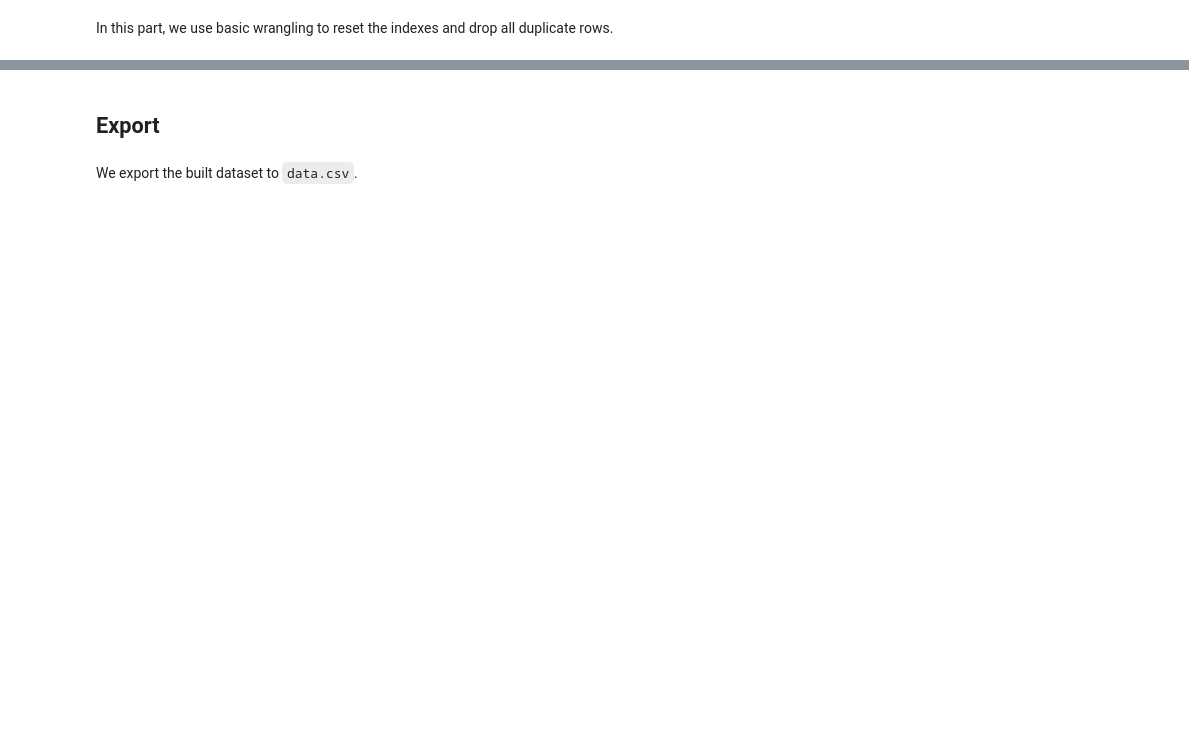
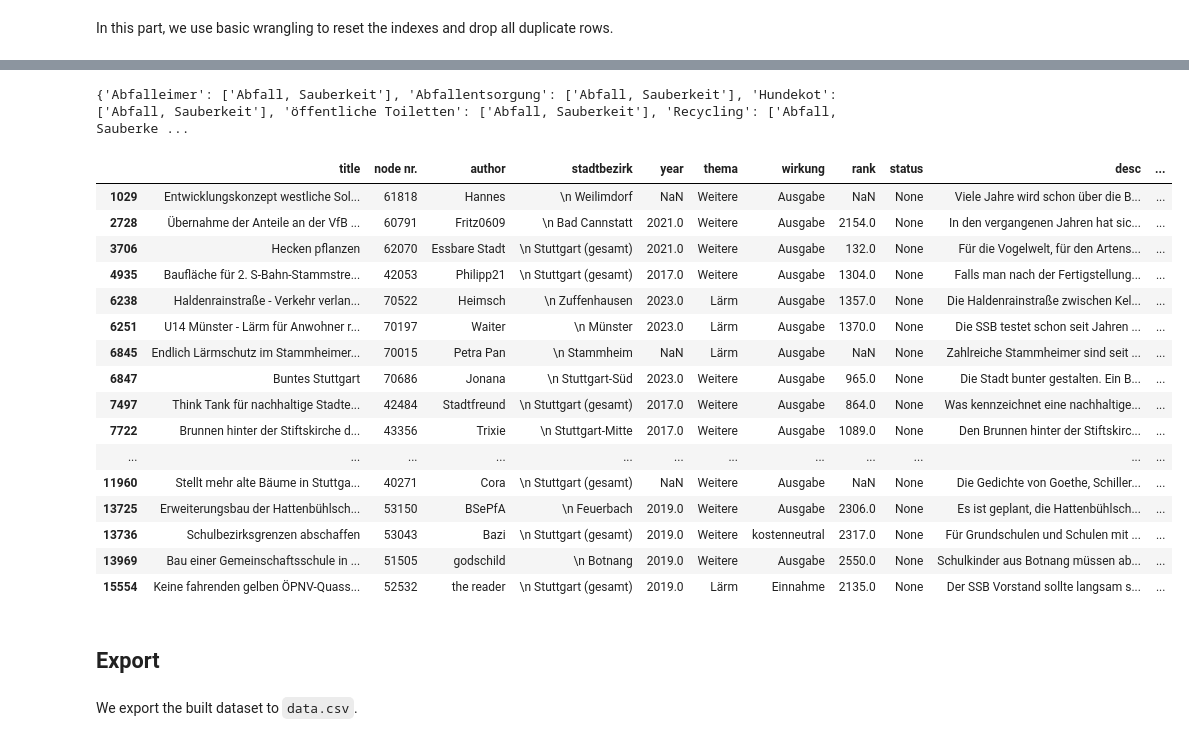
Before and after one commit to amaryllisDNA/Buergerhaushalt_Stuttgart, a Jupyter notebook: scraper.ipynb, the cells around one changed output, grey strips where cells are left out. Cells and saved outputs as stored; diff of their text form; code cells hidden in the pictures; blank space fills up the shorter version.

```diff
--- a/scraper.ipynb
+++ b/scraper.ipynb
@@ -130,0 +135,33 @@ print(dataset)
+# %%
+with open("source_files/list_topics.html", encoding="utf-8") as file:
+    list_topics = file.read()
+    soup = BeautifulSoup(list_topics, "lxml")
+    options = [option.get_text() for option in soup.select("option")][1:]
+
+topics = {}
+currTopic = options[0]
+
+for option in options:
+    if option.startswith("-"):
+        subtopic = option.lstrip("- ").strip()
+
+        if subtopic not in topics:
+            topics[subtopic] = []
+
+        topics[subtopic].append(currTopic)
+
+    else:
+        currTopic = option
+
+print(topics)
+# %% [output]
+{'Abfalleimer': ['Abfall, Sauberkeit'], 'Abfallentsorgung': ['Abfall, Sauberkeit'], 'Hundekot': ['Abfall, Sauberkeit'], 'öffentliche Toiletten': ['Abfall, Sauberkeit'], 'Recycling': ['Abfall, Sauberke ...
+# %%
+dataset['topic'] = dataset['thema'].apply(lambda x: topics[x][0] if x in topics else x)
+dataset.drop_duplicates(inplace=True)
+dataset.reset_index(inplace=True)
+dataset.drop(columns=['index'], inplace=True)
+# %%
+target_topics = [k for k,v in topics.items() if len(v) > 1]
+# %%
+dataset.loc[dataset['thema'].isin(target_topics), 'topic'] = "-1"
@@ -131,3 +252,23 @@ print(dataset)
+# %%
+dataset[dataset['topic'] == "-1"]
+# %% [output]
+|  | title | node nr. | author | stadtbezirk | year | thema | wirkung | rank | status | desc | ... |
+| 1029 | Entwicklungskonzept westliche Sol... | 61818 | Hannes | \n Weilimdorf | NaN | Weitere | Ausgabe | NaN | None | Viele Jahre wird schon über die B... | ... |
+| 2728 | Übernahme der Anteile an der VfB ... | 60791 | Fritz0609 | \n Bad Cannstatt | 2021.0 | Weitere | Ausgabe | 2154.0 | None | In den vergangenen Jahren hat sic... | ... |
+| 3706 | Hecken pflanzen | 62070 | Essbare Stadt | \n Stuttgart (gesamt) | 2021.0 | Weitere | Ausgabe | 132.0 | None | Für die Vogelwelt, für den Artens... | ... |
+| 4935 | Baufläche für 2. S-Bahn-Stammstre... | 42053 | Philipp21 | \n Stuttgart (gesamt) | 2017.0 | Weitere | Ausgabe | 1304.0 | None | Falls man nach der Fertigstellung... | ... |
+| 6238 | Haldenrainstraße - Verkehr verlan... | 70522 | Heimsch | \n Zuffenhausen | 2023.0 | Lärm | Ausgabe | 1357.0 | None | Die Haldenrainstraße zwischen Kel... | ... |
+| 6251 | U14 Münster - Lärm für Anwohner r... | 70197 | Waiter | \n Münster | 2023.0 | Lärm | Ausgabe | 1370.0 | None | Die SSB testet schon seit Jahren ... | ... |
+| 6845 | Endlich Lärmschutz im Stammheimer... | 70015 | Petra Pan | \n Stammheim | NaN | Lärm | Ausgabe | NaN | None | Zahlreiche Stammheimer sind seit ... | ... |
+| 6847 | Buntes Stuttgart | 70686 | Jonana | \n Stuttgart-Süd | 2023.0 | Weitere | Ausgabe | 965.0 | None | Die Stadt bunter gestalten. Ein B... | ... |
+| 7497 | Think Tank für nachhaltige Stadte... | 42484 | Stadtfreund | \n Stuttgart (gesamt) | 2017.0 | Weitere | Ausgabe | 864.0 | None | Was kennzeichnet eine nachhaltige... | ... |
+| 7722 | Brunnen hinter der Stiftskirche d... | 43356 | Trixie | \n Stuttgart-Mitte | 2017.0 | Weitere | Ausgabe | 1089.0 | None | Den Brunnen hinter der Stiftskirc... | ... |
+| ... | ... | ... | ... | ... | ... | ... | ... | ... | ... | ... | ... |
+| 11960 | Stellt mehr alte Bäume in Stuttga... | 40271 | Cora | \n Stuttgart (gesamt) | NaN | Weitere | Ausgabe | NaN | None | Die Gedichte von Goethe, Schiller... | ... |
+| 13725 | Erweiterungsbau der Hattenbühlsch... | 53150 | BSePfA | \n Feuerbach | 2019.0 | Weitere | Ausgabe | 2306.0 | None | Es ist geplant, die Hattenbühlsch... | ... |
+| 13736 | Schulbezirksgrenzen abschaffen | 53043 | Bazi | \n Stuttgart (gesamt) | 2019.0 | Weitere | kostenneutral | 2317.0 | None | Für Grundschulen und Schulen mit ... | ... |
+| 13969 | Bau einer Gemeinschaftsschule in ... | 51505 | godschild | \n Botnang | 2019.0 | Weitere | Ausgabe | 2550.0 | None | Schulkinder aus Botnang müssen ab... | ... |
+| 15554 | Keine fahrenden gelben ÖPNV-Quass... | 52532 | the reader | \n Stuttgart (gesamt) | 2019.0 | Lärm | Einnahme | 2135.0 | None | Der SSB Vorstand sollte langsam s... | ... |
 # %% [markdown]
 ## Export
 # %% [markdown]
```
Also changed, not shown: parts of 5 cells of this notebook, 9 other files.
